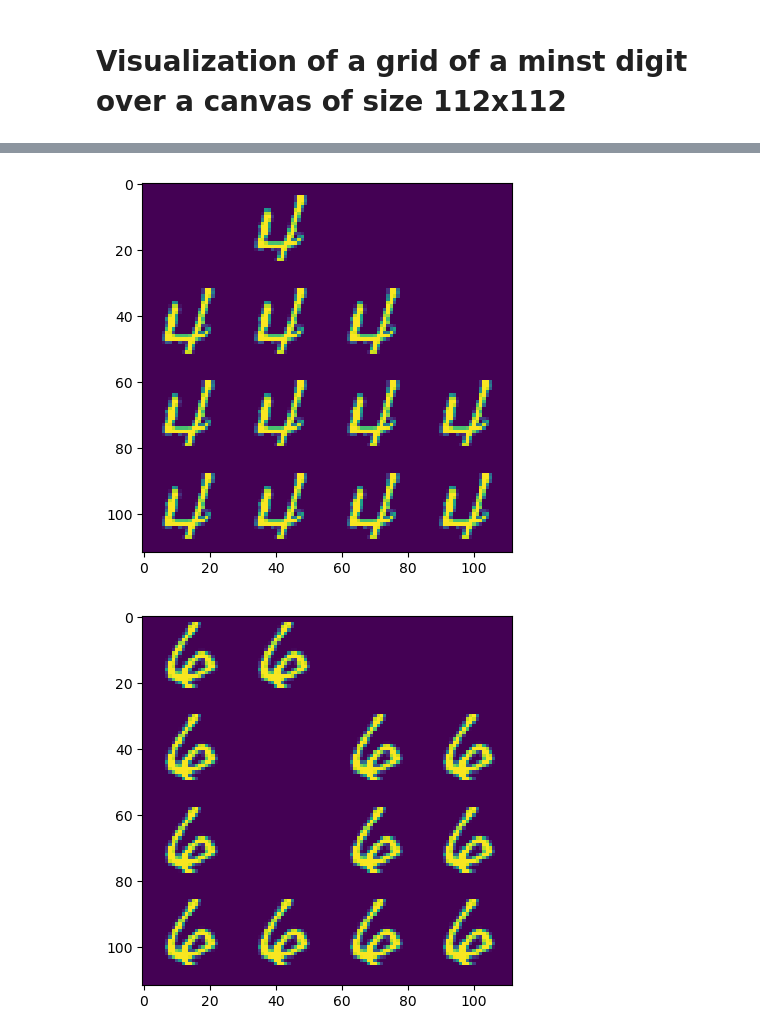
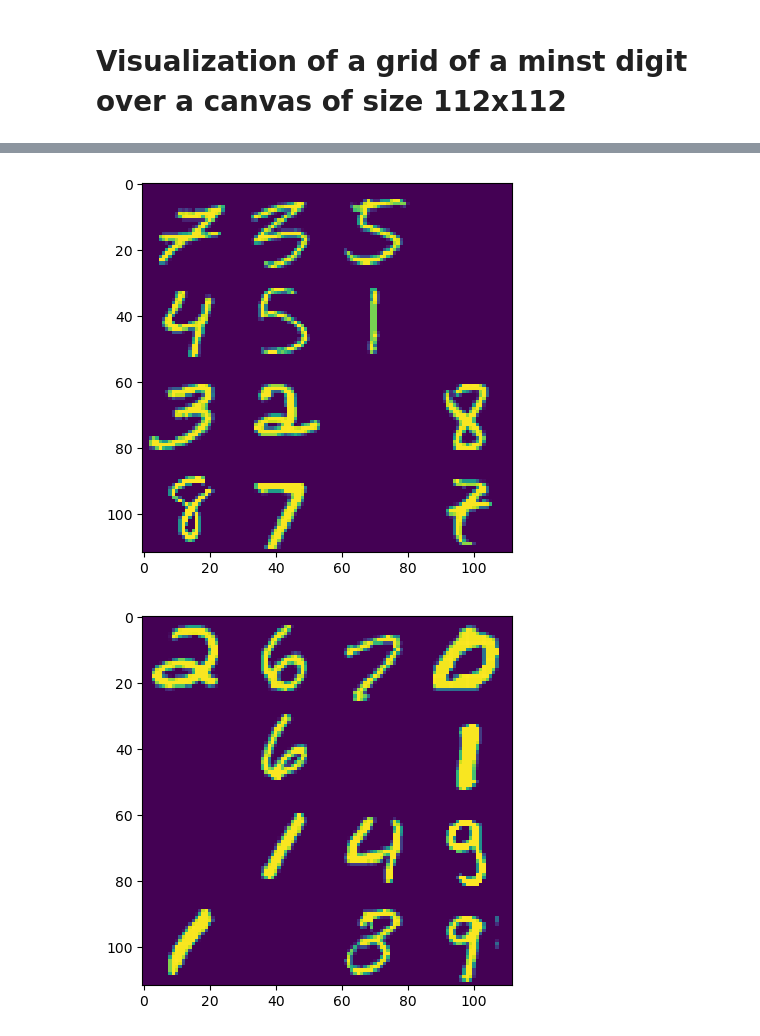
Before and after one commit to mona251/Intriguing-Properties-of-Contrastive-Losses, a Jupyter notebook: scripts/multi_digits_grid.ipynb, the cells around one changed output, grey strips where cells are left out. Cells and saved outputs as stored; diff of their text form; code cells hidden in the pictures.

Commit message:
files to generate and visualize data with digits

```diff
--- a/scripts/multi_digits_grid.ipynb
+++ b/scripts/multi_digits_grid.ipynb
@@ -15,7 +15,7 @@ import importlib
 importlib.reload(src.create_data)
 from src.create_data import overlay_small_img_on_large_img_grid
 # %%
-seed = 4
+seed = 1
 n_sampled_digits = 4
 num_cells_grid = 16
 n_repetitions_small_img = 12
@@ -26,13 +26,21 @@ mnist_dataset_train, mnist_dataset_test = load_mnist()
 
 #sampled_imagenet_img = sample_uniformly_img(imagenet_dataset_train, seed)
 sampled_digit_images = sample_uniformly_imgs(
-    mnist_dataset_train, n_sampled_digits, seed)
+    mnist_dataset_train, n_sampled_digits) #, seed)
 
 canvas = np.zeros((canvas_size, canvas_size))
 for sampled_digit_img in sampled_digit_images:
+    """
     overlay_small_img_on_large_img_grid(sampled_digit_img, canvas,
                                         num_cells_grid,
                                         n_repetitions_small_img,
                                         is_large_img_grayscale=True,
                                         plot=True);
+    """
+    overlay_small_img_on_large_img_grid(sampled_digit_img, canvas, num_cells_grid,
+                                        n_repetitions_small_img,
+                                        is_large_img_grayscale=True,
+                                        repeat_small_img=False,
+                                        dataset=mnist_dataset_train,
+                                        plot=True)
 # %% [output]
@@ -41,2 +49,2 @@ for sampled_digit_img in sampled_digit_images:
-[figure, old version]
+[figure, new version]
-[figure, old version]
+[figure, new version]
```
Also changed, not shown: parts of 1 cell of this notebook, 5 other files.
